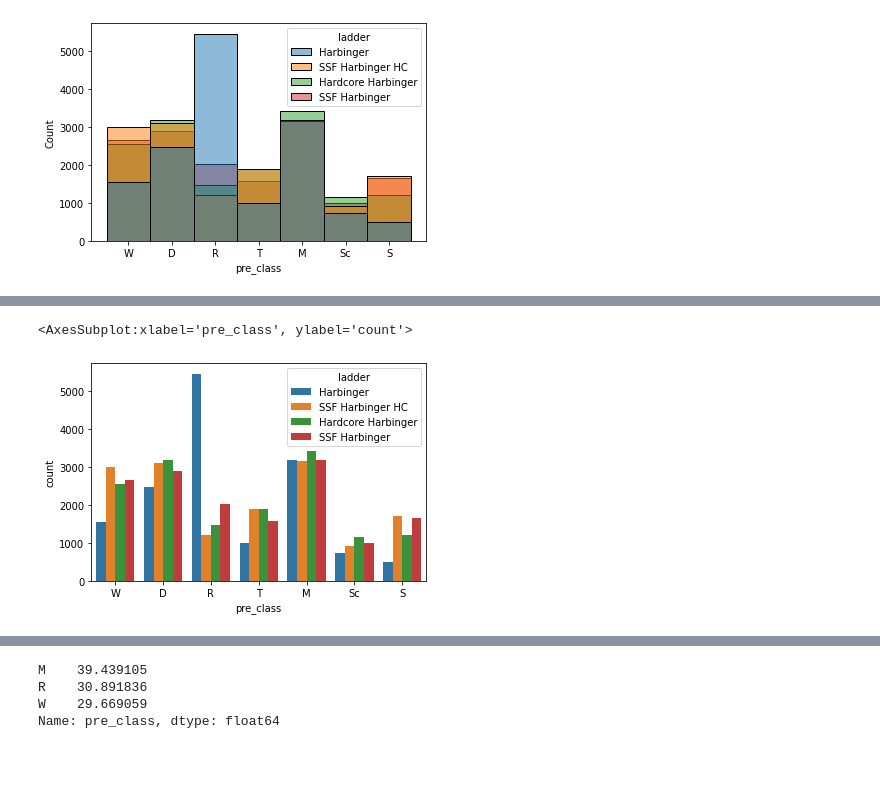
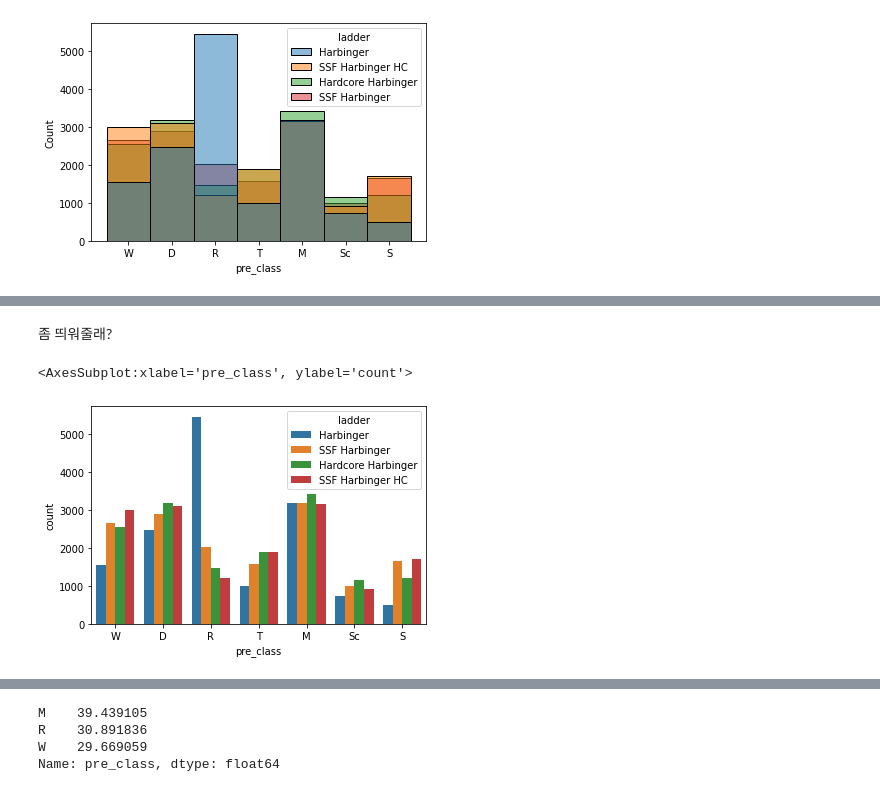
Before and after one commit to Angela-Park-JE/TIL_ver1, a Jupyter notebook: ToyPJT-POE_user/poe_stats_4_EDA_byclass.ipynb, the cells around one changed output, grey strips where cells are left out. Drawn from its saved outputs; the diff is of its cells as text; code cells hidden in the pictures; blank space fills up the shorter version.

```diff
--- a/ToyPJT-POE_user/poe_stats_4_EDA_byclass.ipynb
+++ b/ToyPJT-POE_user/poe_stats_4_EDA_byclass.ipynb
@@ -508,5 +506,7 @@ sns.histplot(data=df, x = 'pre_class', hue = 'ladder', multiple = 'dodge')
+# %% [markdown]
+좀 띄워줄래?
 # %%
-sns.countplot(data = df, x = 'pre_class', hue = 'ladder')
+sns.countplot(data = df, x = 'pre_class', hue = 'ladder', hue_order = ['Harbinger', 'SSF Harbinger', 'Hardcore Harbinger', 'SSF Harbinger HC'])
 # %% [output]
 <AxesSubplot:xlabel='pre_class', ylabel='count'>
-[figure, old version]
+[figure, new version]
```
Also changed, not shown: parts of 32 cells of this notebook.
